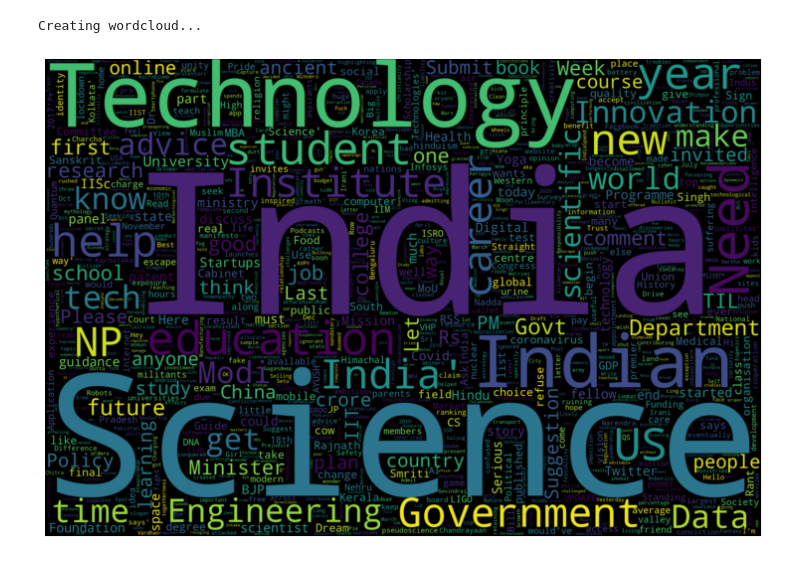
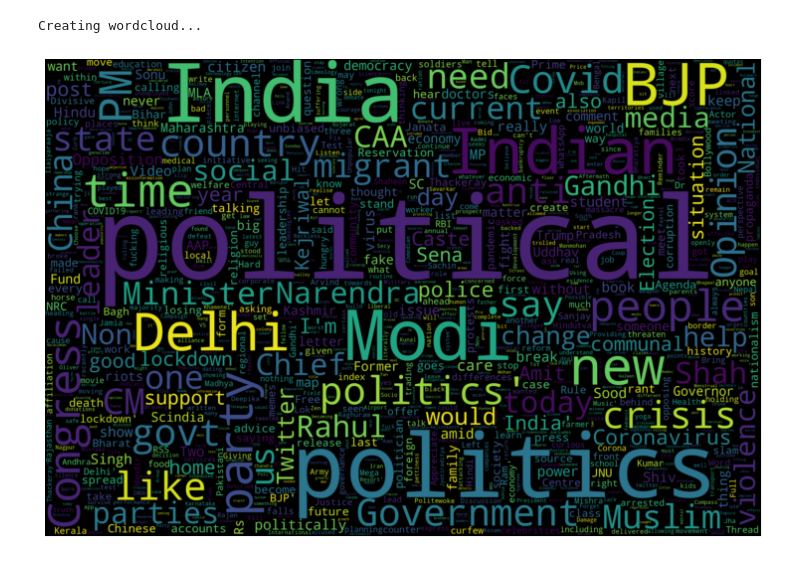
Before and after one commit to somya22/Reddit-Flair-Detection, a Jupyter notebook: EDA.ipynb, the cells around one changed output. Cells and saved outputs as stored; diff of their text form; code cells hidden in the pictures.

```diff
--- a/EDA.ipynb
+++ b/EDA.ipynb
@@ -129,5 +138,5 @@ Creating wordcloud...
 # %%
-make_wordcloud(data['title'][data.flair == 4])
+make_wordcloud(data['title'][data.flair == 'Political'])
 # %% [output]
 Creating wordcloud...
-[figure, old version]
+[figure, new version]
```
Also changed, not shown: parts of 10 cells of this notebook, 2 other files.
